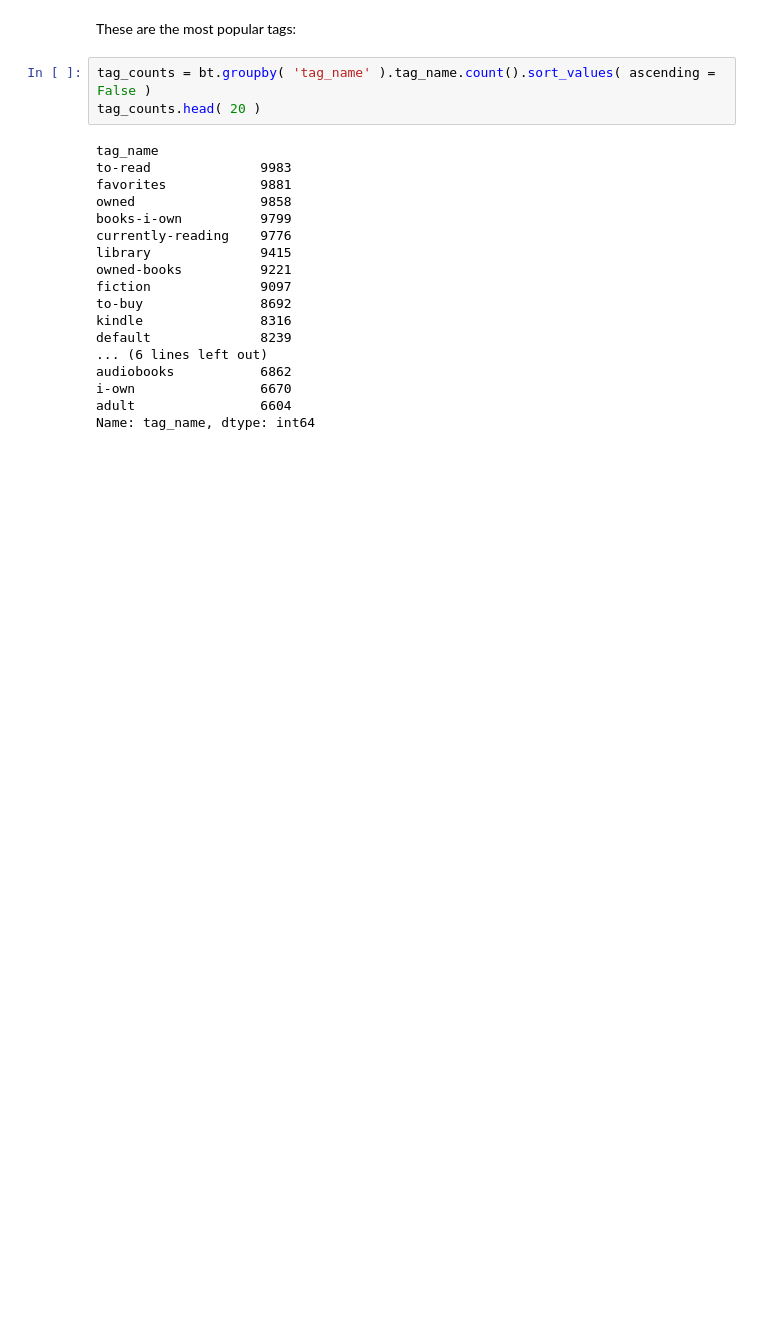
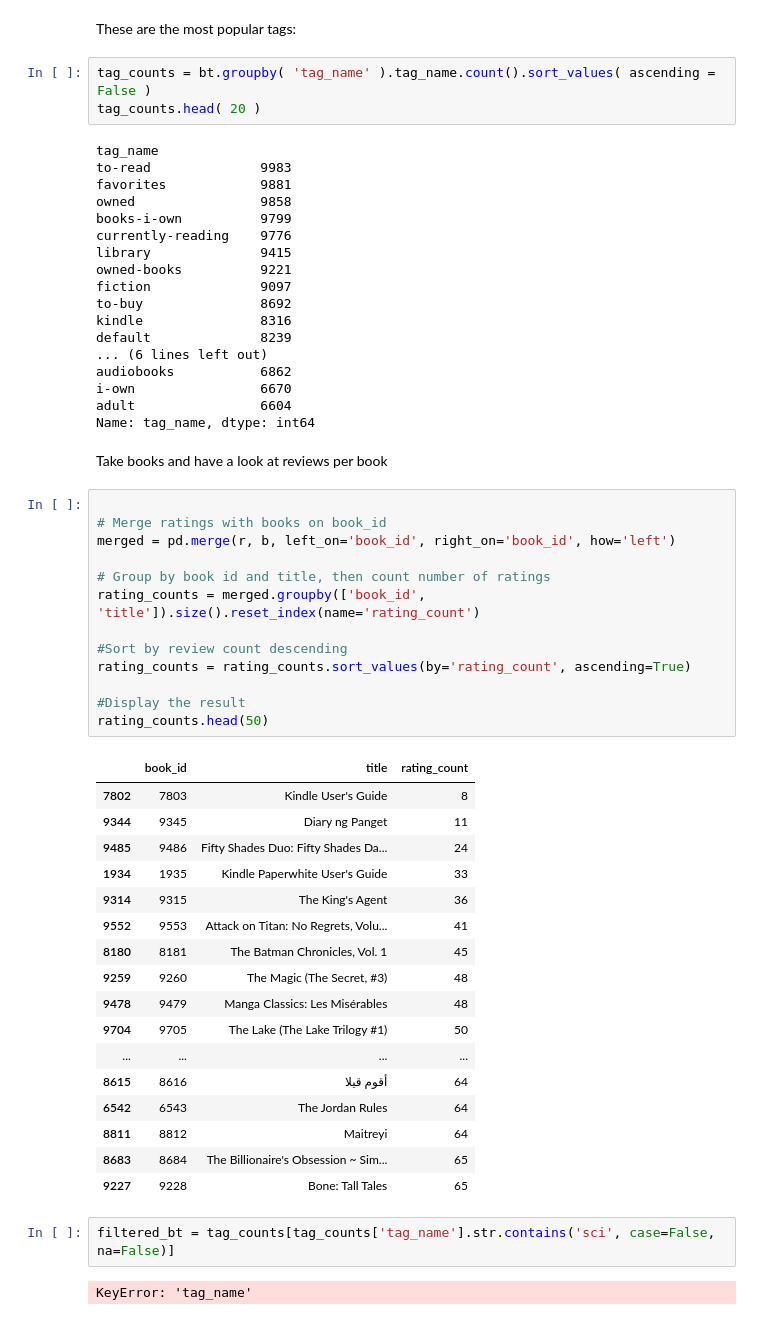
Before and after one commit to rinnychinny/bookrating, a Jupyter notebook: data_filter/quick_look_MOD.ipynb, the cells around one changed output. Cells and saved outputs as stored; diff of their text form; blank space fills up the shorter version.

```diff
--- a/data_filter/quick_look_MOD.ipynb
+++ b/data_filter/quick_look_MOD.ipynb
@@ -249,3 +249,40 @@ audiobooks           6862
 i-own                6670
 adult                6604
 Name: tag_name, dtype: int64
+# %% [markdown]
+Take books and have a look at reviews per book
+# %%
+
+# Merge ratings with books on book_id
+merged = pd.merge(r, b, left_on='book_id', right_on='book_id', how='left')
+
+# Group by book id and title, then count number of ratings
+rating_counts = merged.groupby(['book_id', 'title']).size().reset_index(name='rating_count')
+
+#Sort by review count descending
+rating_counts = rating_counts.sort_values(by='rating_count', ascending=True)
+
+#Display the result
+rating_counts.head(50)
+# %% [output]
+|  | book_id | title | rating_count |
+| 7802 | 7803 | Kindle User's Guide | 8 |
+| 9344 | 9345 | Diary ng Panget | 11 |
+| 9485 | 9486 | Fifty Shades Duo: Fifty Shades Da... | 24 |
+| 1934 | 1935 | Kindle Paperwhite User's Guide | 33 |
+| 9314 | 9315 | The King's Agent | 36 |
+| 9552 | 9553 | Attack on Titan: No Regrets, Volu... | 41 |
+| 8180 | 8181 | The Batman Chronicles, Vol. 1 | 45 |
+| 9259 | 9260 | The Magic (The Secret, #3) | 48 |
+| 9478 | 9479 | Manga Classics: Les Misérables | 48 |
+| 9704 | 9705 | The Lake (The Lake Trilogy #1) | 50 |
+| ... | ... | ... | ... |
+| 8615 | 8616 | أقوم قيلا | 64 |
+| 6542 | 6543 | The Jordan Rules | 64 |
+| 8811 | 8812 | Maitreyi | 64 |
+| 8683 | 8684 | The Billionaire's Obsession ~ Sim... | 65 |
+| 9227 | 9228 | Bone: Tall Tales | 65 |
+# %%
+filtered_bt = tag_counts[tag_counts['tag_name'].str.contains('sci', case=False, na=False)]
+# %% [output]
+KeyError: 'tag_name'
```
Also changed, not shown: parts of 7 cells of this notebook, 4 other files.
